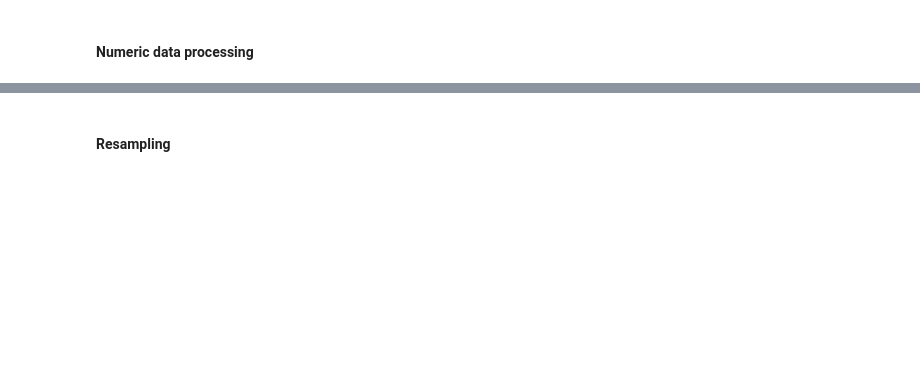
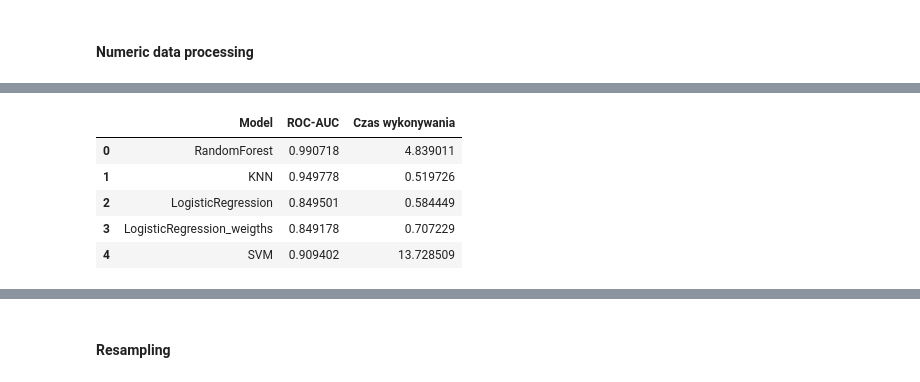
Before and after one commit to dorota10/ML_UEP_2024, a Jupyter notebook: CaseStudy1.ipynb, the cells around one changed output, grey strips where cells are left out. Saved outputs shown, nothing was run; the diff lists cells and outputs as text; code cells hidden in the pictures; blank space fills up the shorter version.

```diff
--- a/CaseStudy1.ipynb
+++ b/CaseStudy1.ipynb
@@ -132,0 +205,9 @@ y_test=y_test.reset_index(drop=True)
+# %%
+results
+# %% [output]
+|  | Model | ROC-AUC | Czas wykonywania |
+| 0 | RandomForest | 0.990718 | 4.839011 |
+| 1 | KNN | 0.949778 | 0.519726 |
+| 2 | LogisticRegression | 0.849501 | 0.584449 |
+| 3 | LogisticRegression_weigths | 0.849178 | 0.707229 |
+| 4 | SVM | 0.909402 | 13.728509 |
```
Also changed, not shown: parts of 40 cells of this notebook, 1 other file.
